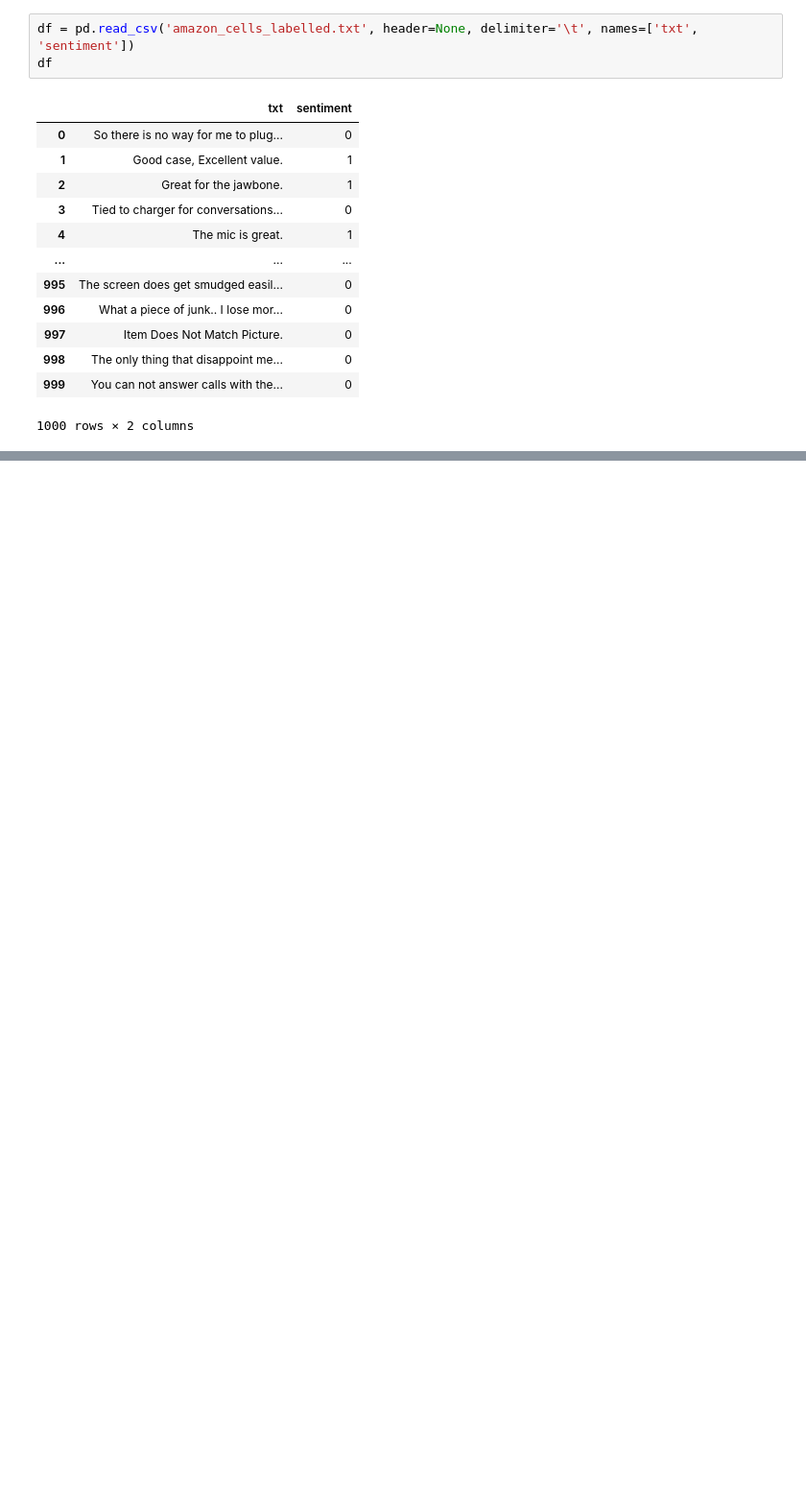
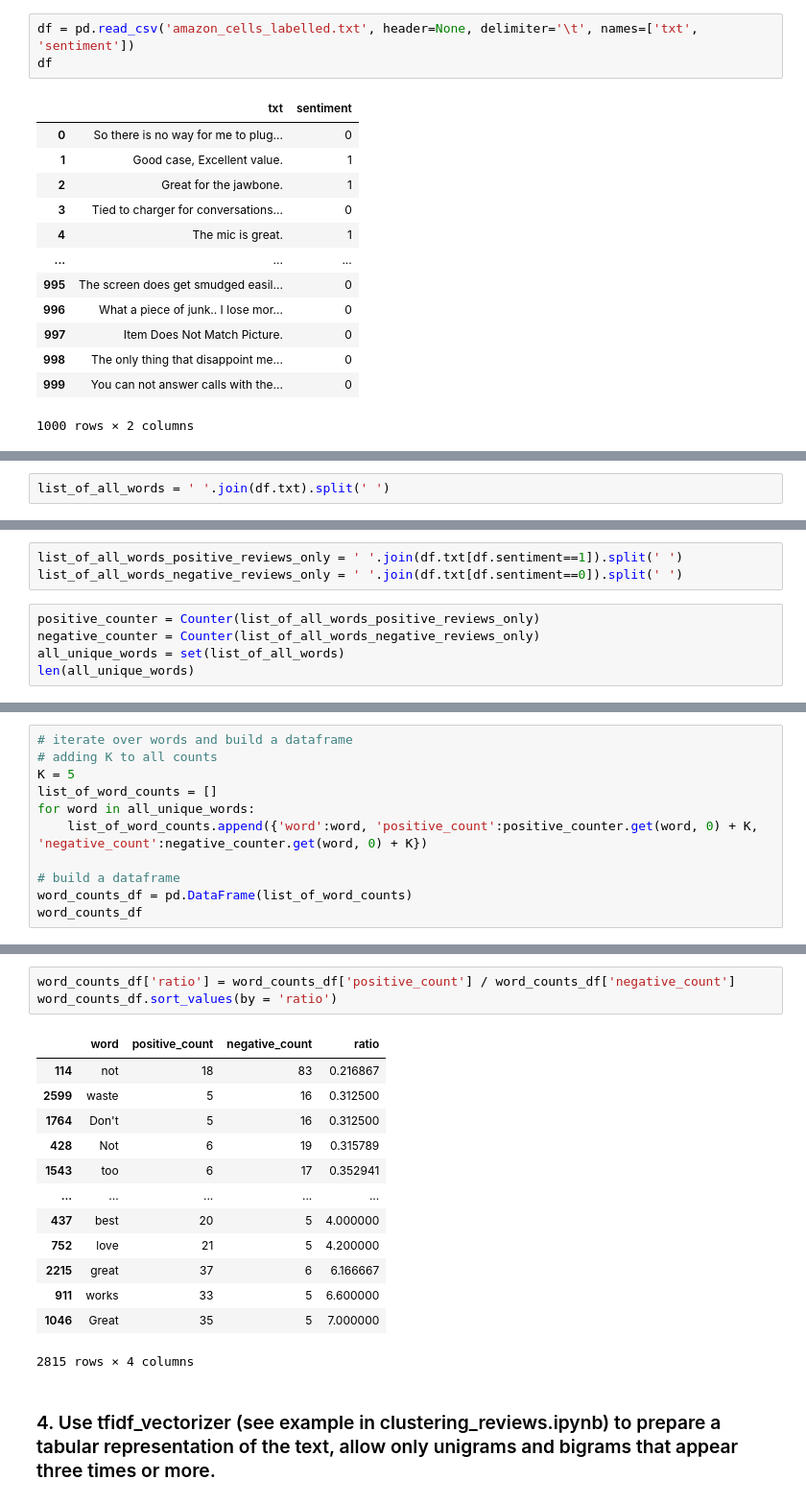
Before and after one commit to yairhoresh/Afeka, a Jupyter notebook: class_exercise_tfidf_simple_classifier.ipynb, the cells around one changed output, grey strips where cells are left out. Shown at 96% size. Saved outputs shown, nothing was run; the diff lists cells and outputs as text; blank space fills up the shorter version.

```diff
--- a/class_exercise_tfidf_simple_classifier.ipynb
+++ b/class_exercise_tfidf_simple_classifier.ipynb
@@ -32,0 +61,2 @@ df
+# %%
+list_of_all_words = ' '.join(df.txt).split(' ')
@@ -32,0 +87,8 @@ df
+# %%
+list_of_all_words_positive_reviews_only = ' '.join(df.txt[df.sentiment==1]).split(' ')
+list_of_all_words_negative_reviews_only = ' '.join(df.txt[df.sentiment==0]).split(' ')
+# %%
+positive_counter = Counter(list_of_all_words_positive_reviews_only)
+negative_counter = Counter(list_of_all_words_negative_reviews_only)
+all_unique_words = set(list_of_all_words)
+len(all_unique_words)
@@ -32,0 +97,11 @@ df
+# %%
+# iterate over words and build a dataframe
+# adding K to all counts
+K = 5
+list_of_word_counts = []
+for word in all_unique_words:
+    list_of_word_counts.append({'word':word, 'positive_count':positive_counter.get(word, 0) + K, 'negative_count':negative_counter.get(word, 0) + K})
+
+# build a dataframe
+word_counts_df = pd.DataFrame(list_of_word_counts)
+word_counts_df
@@ -32,0 +122,19 @@ df
+# %%
+word_counts_df['ratio'] = word_counts_df['positive_count'] / word_counts_df['negative_count']
+word_counts_df.sort_values(by = 'ratio')
+# %% [output]
+|  | word | positive_count | negative_count | ratio |
+| 114 | not | 18 | 83 | 0.216867 |
+| 2599 | waste | 5 | 16 | 0.312500 |
+| 1764 | Don't | 5 | 16 | 0.312500 |
+| 428 | Not | 6 | 19 | 0.315789 |
+| 1543 | too | 6 | 17 | 0.352941 |
+| ... | ... | ... | ... | ... |
+| 437 | best | 20 | 5 | 4.000000 |
+| 752 | love | 21 | 5 | 4.200000 |
+| 2215 | great | 37 | 6 | 6.166667 |
+| 911 | works | 33 | 5 | 6.600000 |
+| 1046 | Great | 35 | 5 | 7.000000 |
+2815 rows × 4 columns
+# %% [markdown]
+### 4. Use tfidf_vectorizer (see example in clustering_reviews.ipynb) to prepare a tabular representation of the text, allow only unigrams and bigrams that appear three times or more.
```
Also changed, not shown: parts of 20 cells of this notebook.
